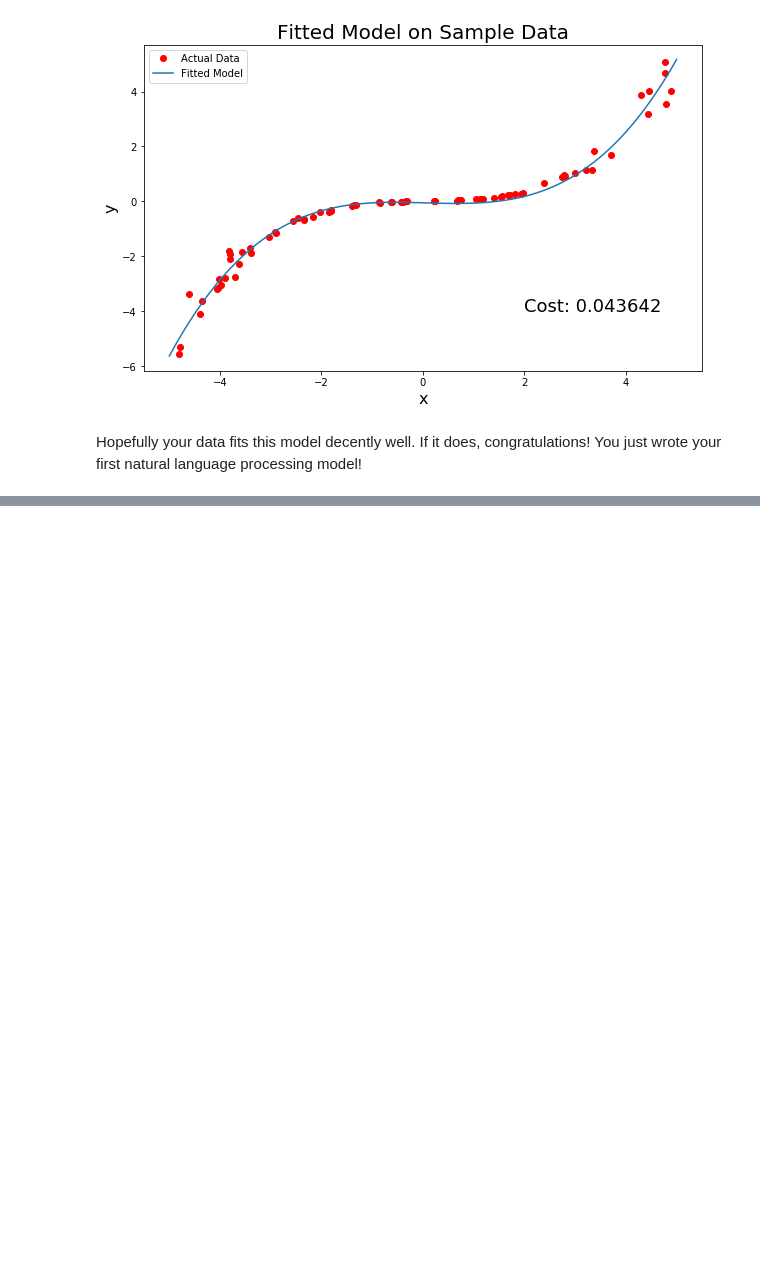
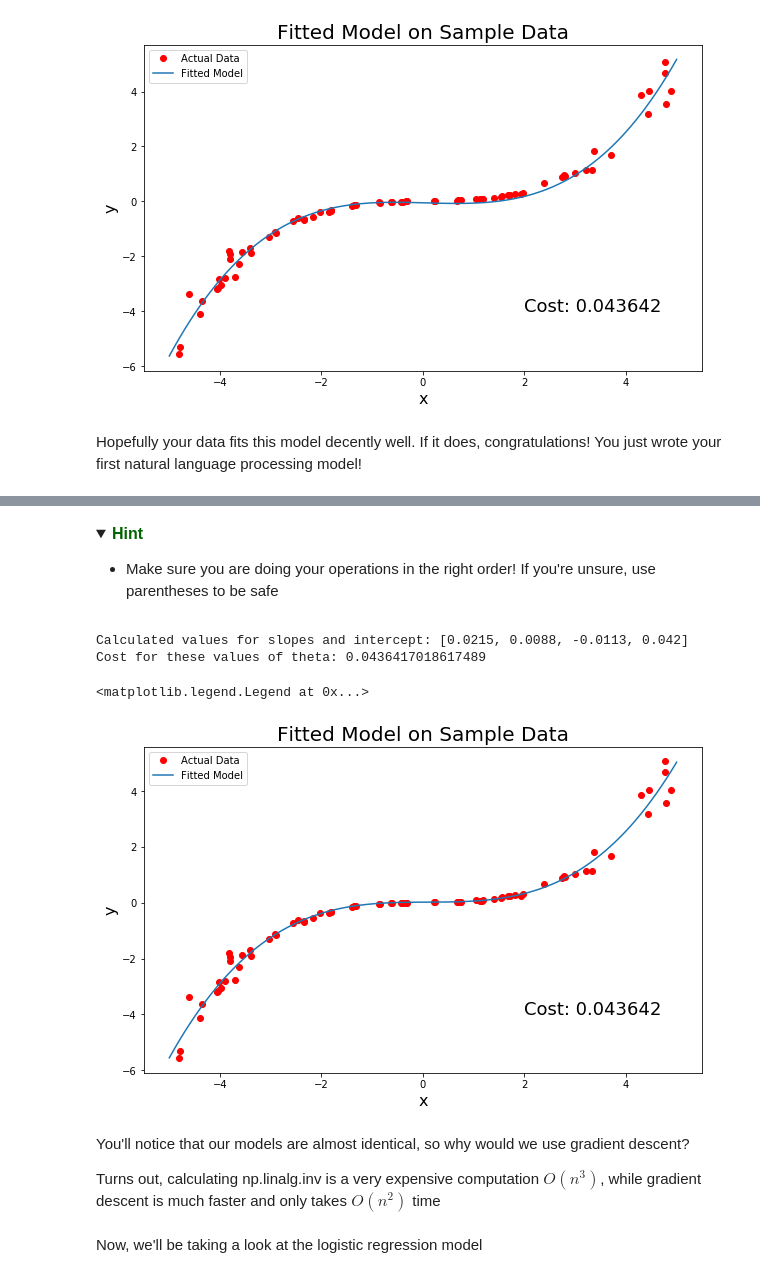
Before and after one commit to nbalepur/SIGNLL-Fall-2020, a Jupyter notebook: Linear and Logistic Regression/Linear and Logistic Regression Filled.ipynb, the cells around one changed output, grey strips where cells are left out. Drawn from its saved outputs; the diff is of its cells as text; code cells hidden in the pictures; folded sections open; blank space fills up the shorter version.

Commit message:
Finished logistic regression implementation

```diff
--- a/Linear and Logistic Regression/Linear and Logistic Regression Filled.ipynb
+++ b/Linear and Logistic Regression/Linear and Logistic Regression Filled.ipynb
@@ -251,0 +269,46 @@ Hopefully your data fits this model decently well. If it does, congratulations!
+# %% [markdown]
+<details>
+<summary>
+    <font size="3" color="darkgreen"><b>Hint</b></font>
+</summary>
+<p>
+<ul>
+    <li>Make sure you are doing your operations in the right order! If you're unsure, use parentheses to be safe</li>
+</ul>
+</p>
+# %%
+def calc_lin_alg_thetas(X, y):
+    lin_alg_thetas = (np.linalg.inv(X.T @ X)) @ (X.T @ y)
+    return lin_alg_thetas
+# %%
+# print your calculated values
+lin_alg_thetas = calc_lin_alg_thetas(lin_reg_x, lin_reg_y)
+print("Calculated values for slopes and intercept: [{0}, {1}, {2}, {3}]".format(np.round(lin_alg_thetas[0][0], 4), np.round(lin_alg_thetas[1][0], 4), np.round(lin_alg_thetas[2][0], 4), np.round(lin_alg_thetas[3][0], 4)))
+print("Cost for these values of theta: {0}".format(calculated_cost))
+# %% [output]
+Calculated values for slopes and intercept: [0.0215, 0.0088, -0.0113, 0.042]
+Cost for these values of theta: 0.0436417018617489
+# %%
+# get your predicted x and y values
+graph_x = np.linspace(-5, 5, 100)
+graph_y = lin_alg_thetas[3][0] * np.power(graph_x, 3) + lin_alg_thetas[2][0] * np.square(graph_x) + lin_alg_thetas[1][0] * graph_x + lin_alg_thetas[0][0]
+
+# graph the values
+fig = plt.gcf()
+fig.set_size_inches(10, 6)
+plt.plot(random_x, random_y, 'ro', label = "Actual Data")
+plt.plot(graph_x, graph_y, label = "Fitted Model")
+plt.xlabel("x", fontsize = 16)
+plt.ylabel("y", fontsize = 16)
+plt.title("Fitted Model on Sample Data", fontsize = 20)
+plt.text(2, -4, "Cost: {0}".format(round(calculated_cost, 6)), fontsize = 18)
+plt.legend()
+# %% [output]
+<matplotlib.legend.Legend at 0x...>
+[figure, added]
+# %% [markdown]
+You'll notice that our models are almost identical, so why would we use gradient descent?
+
+Turns out, calculating np.linalg.inv is a very expensive computation $O(n^3)$, while gradient descent is much faster and only takes $O(n^2)$ time
+# %% [markdown]
+Now, we'll be taking a look at the logistic regression model
```
Also changed, not shown: parts of 29 cells of this notebook.
